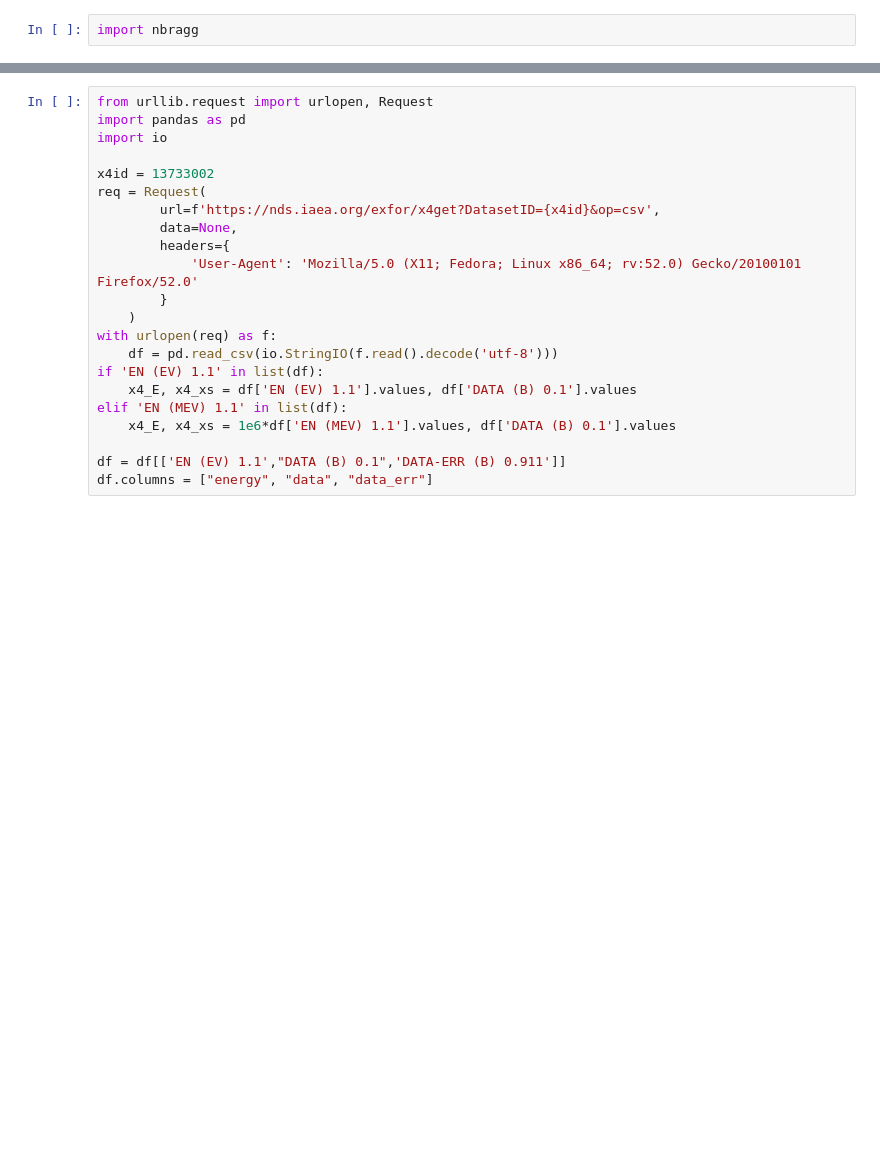
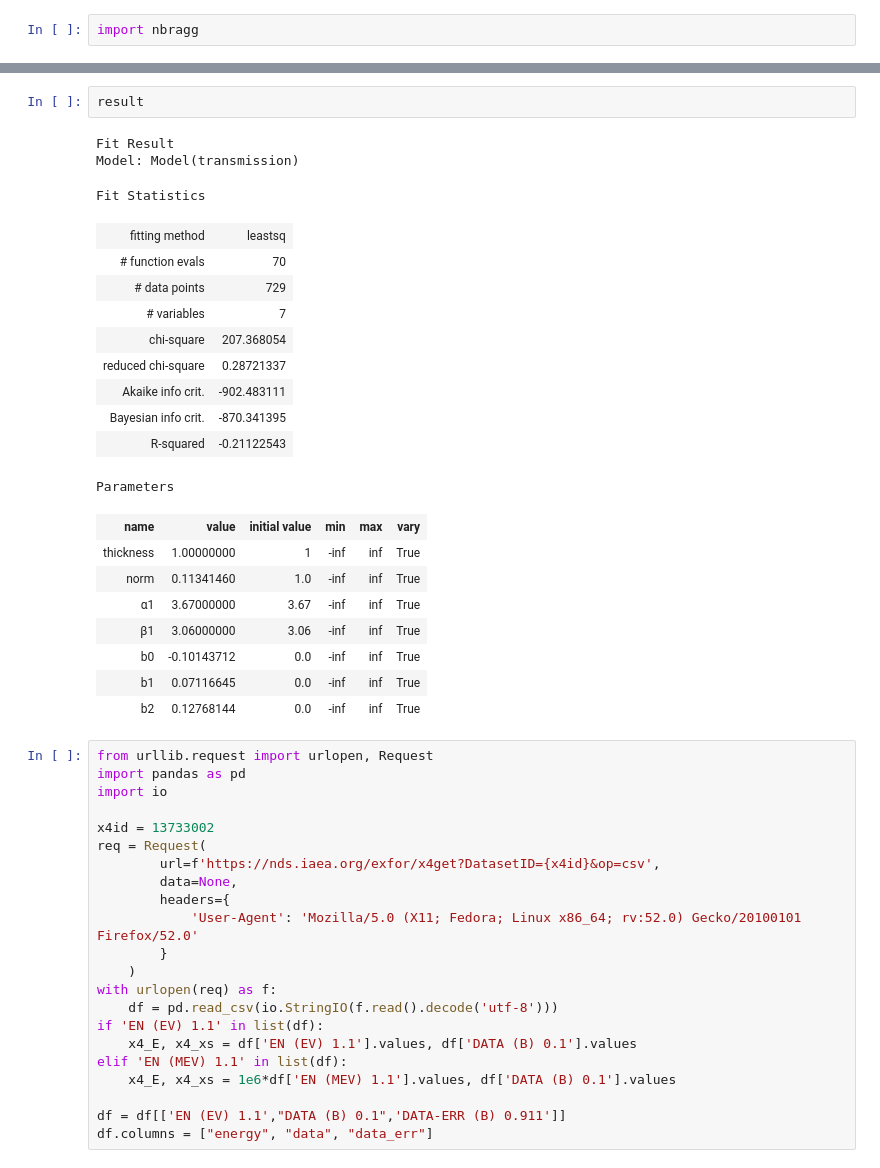
Before and after one commit to TsvikiHirsh/nbragg, a Jupyter notebook: notebooks/nbragg_tutorial.ipynb, the cells around one changed output, grey strips where cells are left out. Saved outputs shown, nothing was run; the diff lists cells and outputs as text; blank space fills up the shorter version.

```diff
--- a/notebooks/nbragg_tutorial.ipynb
+++ b/notebooks/nbragg_tutorial.ipynb
@@ -32,3 +36,27 @@ ModuleNotFoundError: No module named 'bem'
+# %%
+result
+# %% [output]
+Fit Result
+Model: Model(transmission)
+Fit Statistics
+| fitting method | leastsq |
+| # function evals | 70 |
+| # data points | 729 |
+| # variables | 7 |
+| chi-square | 207.368054 |
+| reduced chi-square | 0.28721337 |
+| Akaike info crit. | -902.483111 |
+| Bayesian info crit. | -870.341395 |
+| R-squared | -0.21122543 |
+Parameters
+| name | value | initial value | min | max | vary |
+| thickness | 1.00000000 | 1 | -inf | inf | True |
+| norm | 0.11341460 | 1.0 | -inf | inf | True |
+| α1 | 3.67000000 | 3.67 | -inf | inf | True |
+| β1 | 3.06000000 | 3.06 | -inf | inf | True |
+| b0 | -0.10143712 | 0.0 | -inf | inf | True |
+| b1 | 0.07116645 | 0.0 | -inf | inf | True |
+| b2 | 0.12768144 | 0.0 | -inf | inf | True |
 # %%
 from urllib.request import urlopen, Request
 import pandas as pd
```
Also changed, not shown: parts of 7 cells of this notebook.
